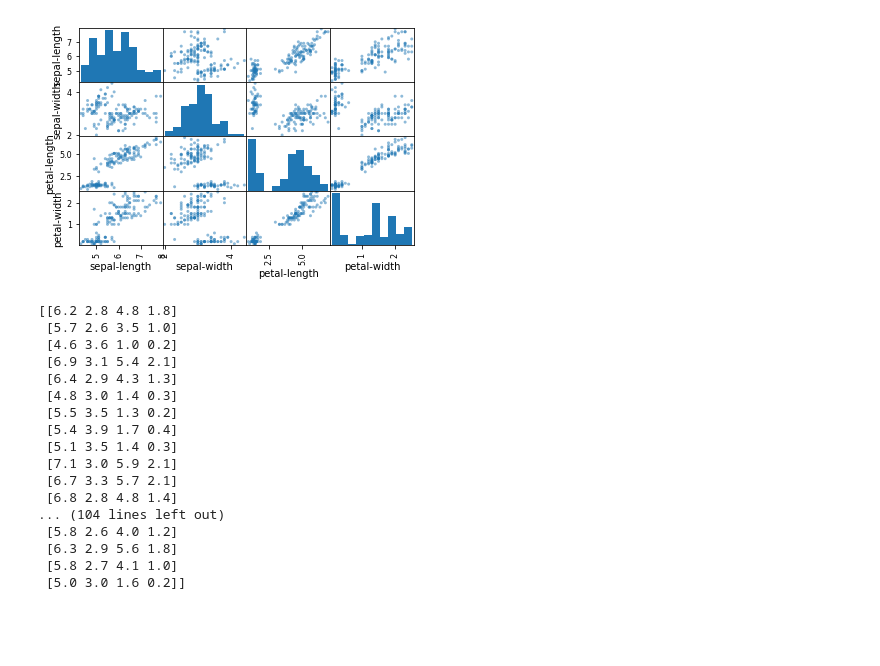
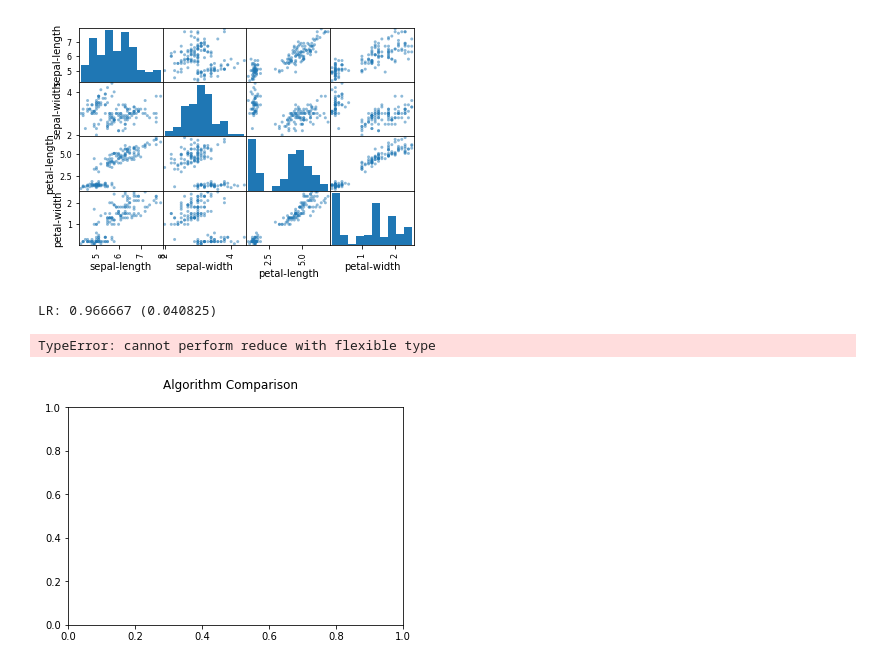
Before and after one commit to gohurali/Classification-Of-Iris-Flowers, a Jupyter notebook: Iris.ipynb, the cells around one changed output. Drawn from its saved outputs; the diff is of its cells as text; code cells hidden in the pictures; blank space fills up the shorter version.

Commit message:
error in plotting

```diff
--- a/Iris.ipynb
+++ b/Iris.ipynb
@@ -104,7 +105,7 @@ y = array[:,4]
 # while 20% will be used for validating the dataset
 validation_size = 0.20
 seed = 7
-x_train, x_validation, y_train, y_validation = model_selection.train_test_split(x,y,test_size=validation_size, random_state=seed)''''''
+x_train, x_validation, y_train, y_validation = model_selection.train_test_split(x,y,test_size=validation_size, random_state=seed)
 
 '''
 Training Data
@@ -115,21 +116,39 @@ Validation Data
     * y_validation
 '''
 scoring = 'accuracy'
-# %% [output]
-[[6.2 2.8 4.8 1.8]
- [5.7 2.6 3.5 1.0]
- [4.6 3.6 1.0 0.2]
- [6.9 3.1 5.4 2.1]
- [6.4 2.9 4.3 1.3]
- [4.8 3.0 1.4 0.3]
- [5.5 3.5 1.3 0.2]
- [5.4 3.9 1.7 0.4]
- [5.1 3.5 1.4 0.3]
- [7.1 3.0 5.9 2.1]
- [6.7 3.3 5.7 2.1]
- [6.8 2.8 4.8 1.4]
-... (104 lines left out)
- [5.8 2.6 4.0 1.2]
- [6.3 2.9 5.6 1.8]
- [5.8 2.7 4.1 1.0]
- [5.0 3.0 1.6 0.2]]
+# %%
+'''
+Algorithms that we will be using to evaluate the data
+    * Logistic Regression (LR)
+    * Linear Discriminant Analysis (LDA)
+    * K-Nearest Neighbors (KNN)
+    * Classification and Regression Trees (CART)
+    * Gaussian Naive Bayes (NB)
+    * Support Vector Machines (SVM)
+'''
+models = []
+models.append(('LR', LogisticRegression() ))
+#models.append(('LDA', LinearDiscrimanantAnalysis()))
+#models.append( ('KNN',KNeighborsClassifier()))
+
+results = []
+names = []
+
+for name, model in models:
+    kfold = model_selection.KFold(n_splits=10,random_state=seed)
+    cv_results = model_selection.cross_val_score(model, x_train, y_train, cv=kfold, scoring=scoring)
+    results.append(cv_results)
+    results.append(name)
+    msg = '%s: %f (%f)' % (name, cv_results.mean(), cv_results.std())
+    print(msg)
+
+fig = plt.figure()
+fig.suptitle('Algorithm Comparison')
+ax = fig.add_subplot(111)
+plt.boxplot(results)
+ax.set_xticklabels(names)
+plt.show()
+# %% [output]
+LR: 0.966667 (0.040825)
+TypeError: cannot perform reduce with flexible type
+[figure, added]
```
Also changed, not shown: parts of 1 cell of this notebook.
